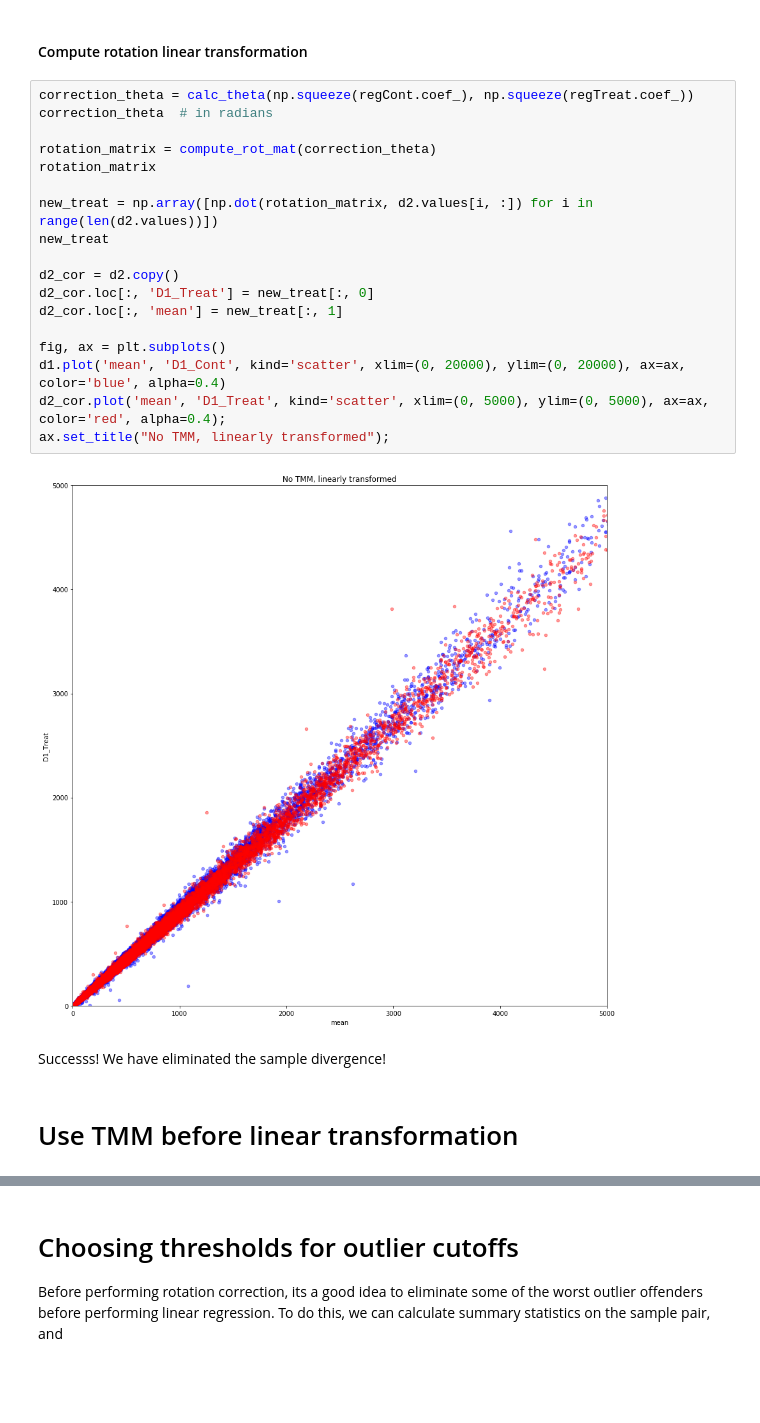
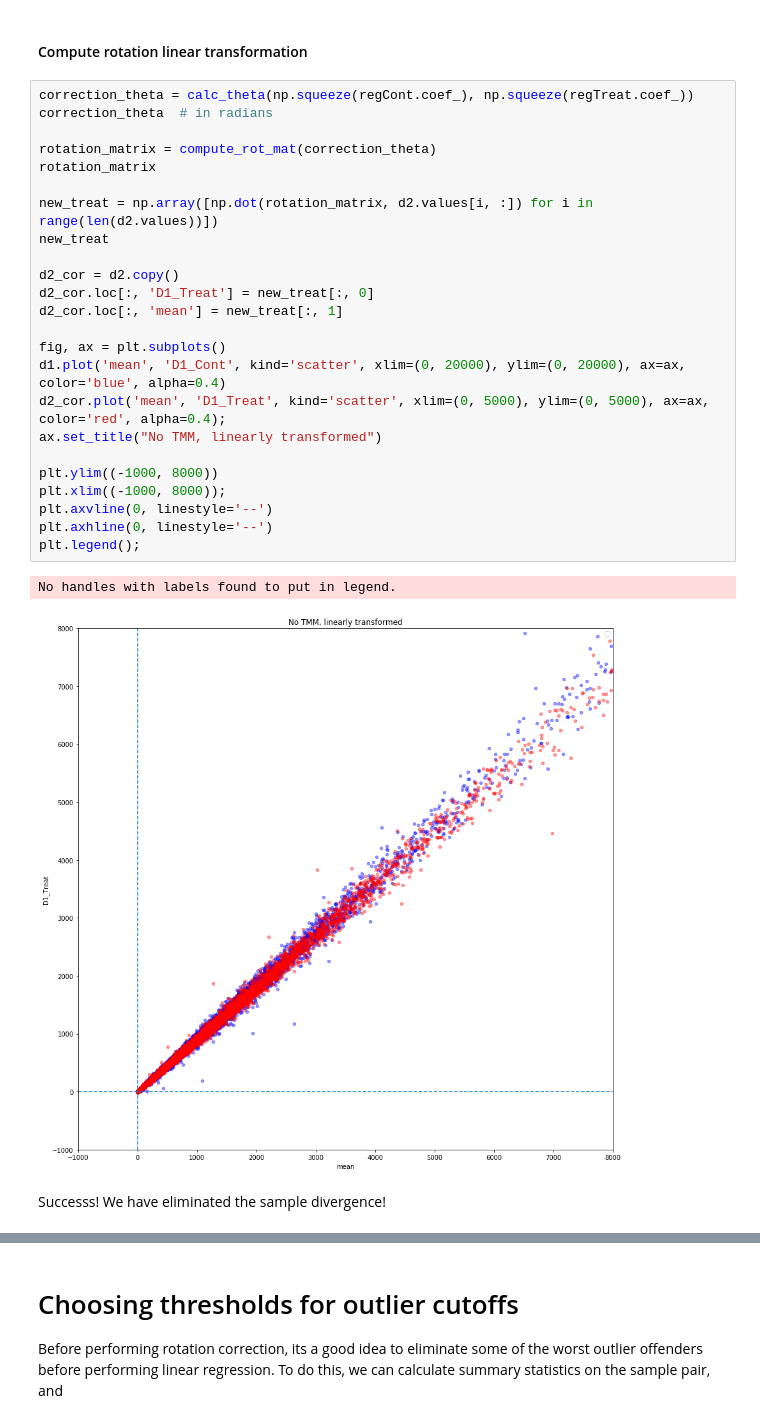
Before and after one commit to paulegradie/SeqPyPlot, a Jupyter notebook: notebooks/correction_experiments.ipynb, the cells around one changed output, grey strips where cells are left out. Drawn from its saved outputs; the diff is of its cells as text; blank space fills up the shorter version.

```diff
--- a/notebooks/correction_experiments.ipynb
+++ b/notebooks/correction_experiments.ipynb
@@ -228,24 +212,29 @@ No handles with labels found to put in legend.
 # %%
 correction_theta = calc_theta(np.squeeze(regCont.coef_), np.squeeze(regTreat.coef_))
 correction_theta  # in radians
 
 rotation_matrix = compute_rot_mat(correction_theta)
 rotation_matrix
 
 new_treat = np.array([np.dot(rotation_matrix, d2.values[i, :]) for i in range(len(d2.values))])
 new_treat
 
 d2_cor = d2.copy()
 d2_cor.loc[:, 'D1_Treat'] = new_treat[:, 0]
 d2_cor.loc[:, 'mean'] = new_treat[:, 1]
 
 fig, ax = plt.subplots()
 d1.plot('mean', 'D1_Cont', kind='scatter', xlim=(0, 20000), ylim=(0, 20000), ax=ax, color='blue', alpha=0.4)
 d2_cor.plot('mean', 'D1_Treat', kind='scatter', xlim=(0, 5000), ylim=(0, 5000), ax=ax, color='red', alpha=0.4);
-ax.set_title("No TMM, linearly transformed");
+ax.set_title("No TMM, linearly transformed")
+
+plt.ylim((-1000, 8000))
+plt.xlim((-1000, 8000));
+plt.axvline(0, linestyle='--')
+plt.axhline(0, linestyle='--')
+plt.legend();
 # %% [output]
+No handles with labels found to put in legend.
-[figure, old version]
+[figure, new version]
 # %% [markdown]
 Successs! We have eliminated the sample divergence!
-# %% [markdown]
-# Use TMM before linear transformation
```
Also changed, not shown: parts of 69 cells of this notebook, 1 other file.
